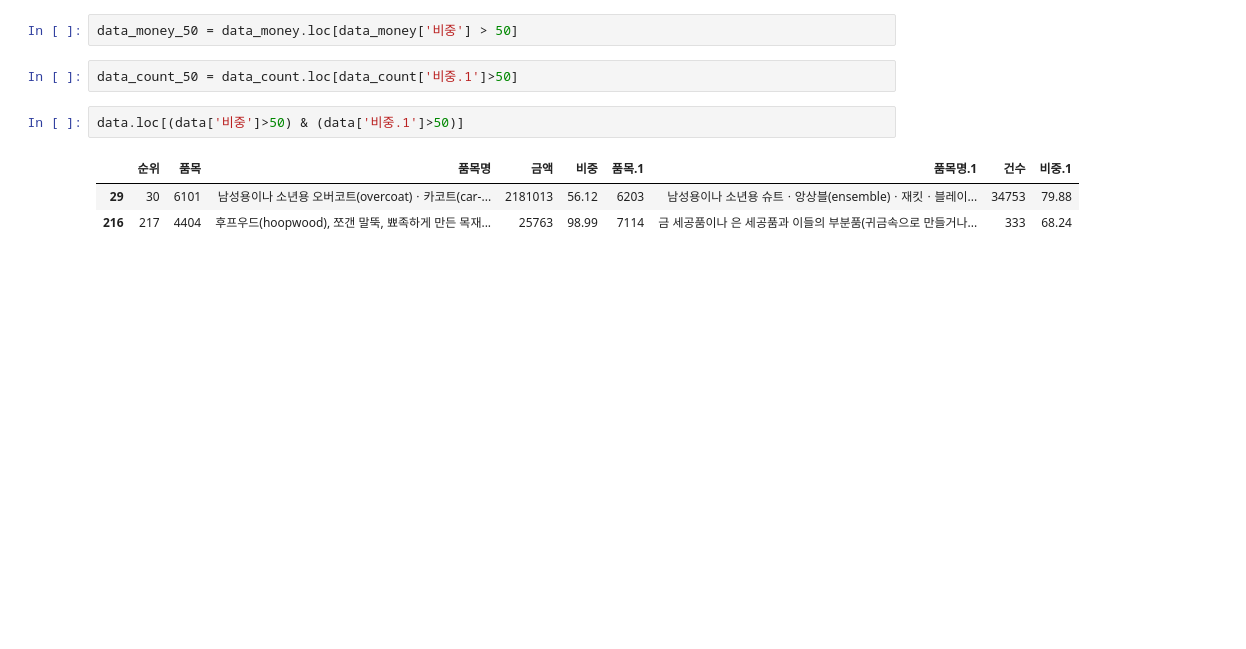
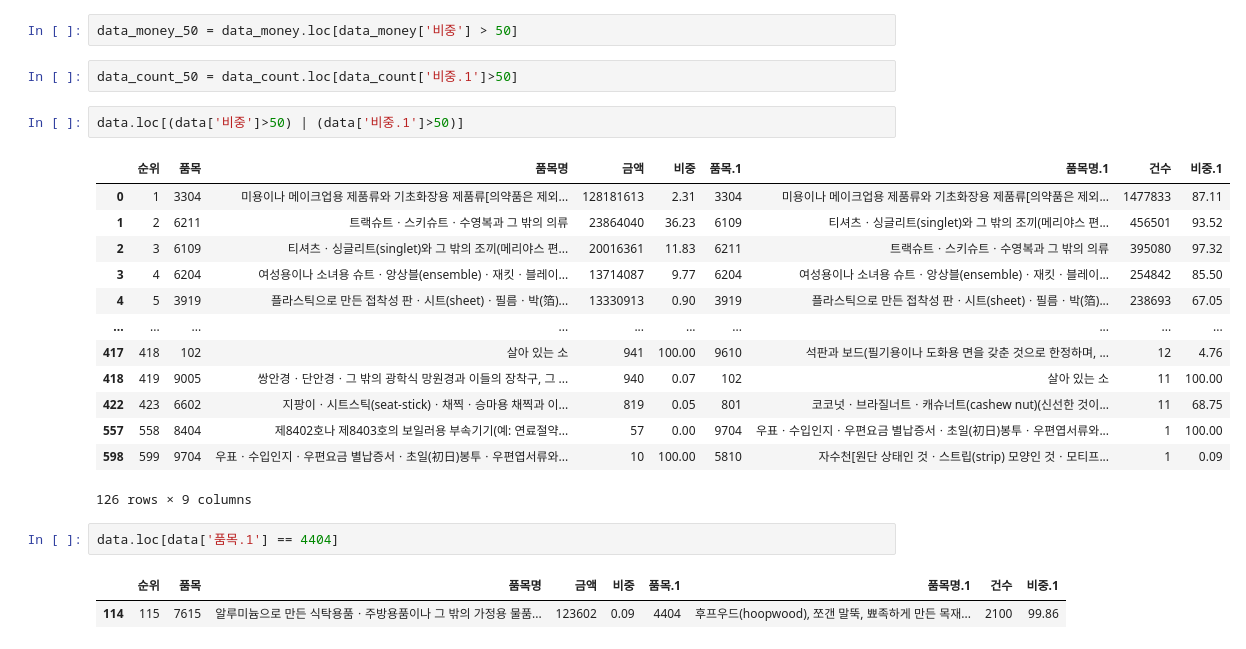
Before and after one commit to HO94/practice002, a Jupyter notebook: 전자상거래_수출입_통계001.ipynb, the cells around one changed output. Saved outputs shown, nothing was run; the diff lists cells and outputs as text; blank space fills up the shorter version.

```diff
--- a/전자상거래_수출입_통계001.ipynb
+++ b/전자상거래_수출입_통계001.ipynb
@@ -98,8 +98,23 @@ data_money_50 = data_money.loc[data_money['비중'] > 50]
 # %%
 data_count_50 = data_count.loc[data_count['비중.1']>50]
 # %%
-data.loc[(data['비중']>50) & (data['비중.1']>50)]
+data.loc[(data['비중']>50) | (data['비중.1']>50)]
 # %% [output]
 |  | 순위 | 품목 | 품목명 | 금액 | 비중 | 품목.1 | 품목명.1 | 건수 | 비중.1 |
-| 29 | 30 | 6101 | 남성용이나 소년용 오버코트(overcoat)ㆍ카코트(car-... | 2181013 | 56.12 | 6203 | 남성용이나 소년용 슈트ㆍ앙상블(ensemble)ㆍ재킷ㆍ블레이... | 34753 | 79.88 |
-| 216 | 217 | 4404 | 후프우드(hoopwood), 쪼갠 말뚝, 뾰족하게 만든 목재... | 25763 | 98.99 | 7114 | 금 세공품이나 은 세공품과 이들의 부분품(귀금속으로 만들거나... | 333 | 68.24 |
+| 0 | 1 | 3304 | 미용이나 메이크업용 제품류와 기초화장용 제품류[의약품은 제외... | 128181613 | 2.31 | 3304 | 미용이나 메이크업용 제품류와 기초화장용 제품류[의약품은 제외... | 1477833 | 87.11 |
+| 1 | 2 | 6211 | 트랙슈트ㆍ스키슈트ㆍ수영복과 그 밖의 의류 | 23864040 | 36.23 | 6109 | 티셔츠ㆍ싱글리트(singlet)와 그 밖의 조끼(메리야스 편... | 456501 | 93.52 |
+| 2 | 3 | 6109 | 티셔츠ㆍ싱글리트(singlet)와 그 밖의 조끼(메리야스 편... | 20016361 | 11.83 | 6211 | 트랙슈트ㆍ스키슈트ㆍ수영복과 그 밖의 의류 | 395080 | 97.32 |
+| 3 | 4 | 6204 | 여성용이나 소녀용 슈트ㆍ앙상블(ensemble)ㆍ재킷ㆍ블레이... | 13714087 | 9.77 | 6204 | 여성용이나 소녀용 슈트ㆍ앙상블(ensemble)ㆍ재킷ㆍ블레이... | 254842 | 85.50 |
+| 4 | 5 | 3919 | 플라스틱으로 만든 접착성 판ㆍ시트(sheet)ㆍ필름ㆍ박(箔)... | 13330913 | 0.90 | 3919 | 플라스틱으로 만든 접착성 판ㆍ시트(sheet)ㆍ필름ㆍ박(箔)... | 238693 | 67.05 |
+| ... | ... | ... | ... | ... | ... | ... | ... | ... | ... |
+| 417 | 418 | 102 | 살아 있는 소 | 941 | 100.00 | 9610 | 석판과 보드(필기용이나 도화용 면을 갖춘 것으로 한정하며, ... | 12 | 4.76 |
+| 418 | 419 | 9005 | 쌍안경ㆍ단안경ㆍ그 밖의 광학식 망원경과 이들의 장착구, 그 ... | 940 | 0.07 | 102 | 살아 있는 소 | 11 | 100.00 |
+| 422 | 423 | 6602 | 지팡이ㆍ시트스틱(seat-stick)ㆍ채찍ㆍ승마용 채찍과 이... | 819 | 0.05 | 801 | 코코넛ㆍ브라질너트ㆍ캐슈너트(cashew nut)(신선한 것이... | 11 | 68.75 |
+| 557 | 558 | 8404 | 제8402호나 제8403호의 보일러용 부속기기(예: 연료절약... | 57 | 0.00 | 9704 | 우표ㆍ수입인지ㆍ우편요금 별납증서ㆍ초일(初日)봉투ㆍ우편엽서류와... | 1 | 100.00 |
+| 598 | 599 | 9704 | 우표ㆍ수입인지ㆍ우편요금 별납증서ㆍ초일(初日)봉투ㆍ우편엽서류와... | 10 | 100.00 | 5810 | 자수천[원단 상태인 것ㆍ스트립(strip) 모양인 것ㆍ모티프... | 1 | 0.09 |
+126 rows × 9 columns
+# %%
+data.loc[data['품목.1'] == 4404]
+# %% [output]
+|  | 순위 | 품목 | 품목명 | 금액 | 비중 | 품목.1 | 품목명.1 | 건수 | 비중.1 |
+| 114 | 115 | 7615 | 알루미늄으로 만든 식탁용품ㆍ주방용품이나 그 밖의 가정용 물품... | 123602 | 0.09 | 4404 | 후프우드(hoopwood), 쪼갠 말뚝, 뾰족하게 만든 목재... | 2100 | 99.86 |
```
Also changed, not shown: parts of 4 cells of this notebook.
